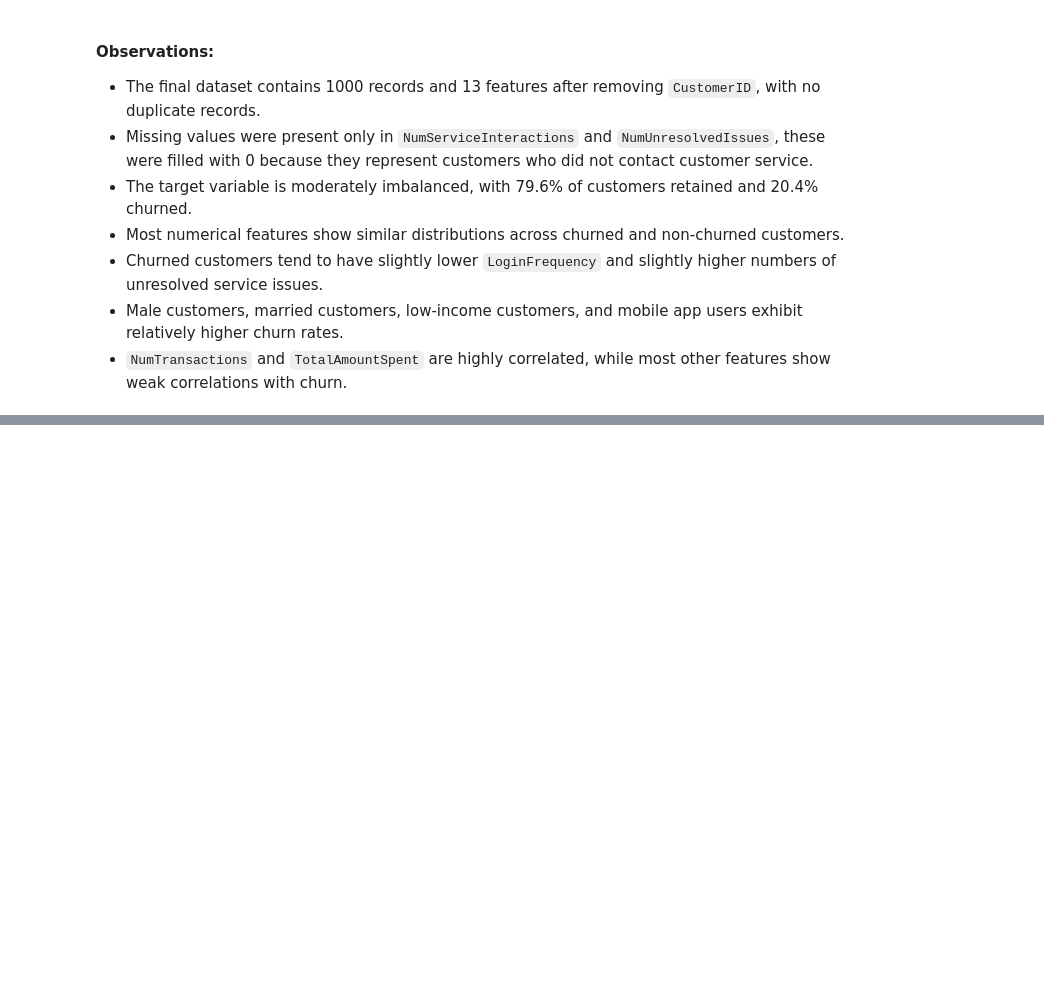
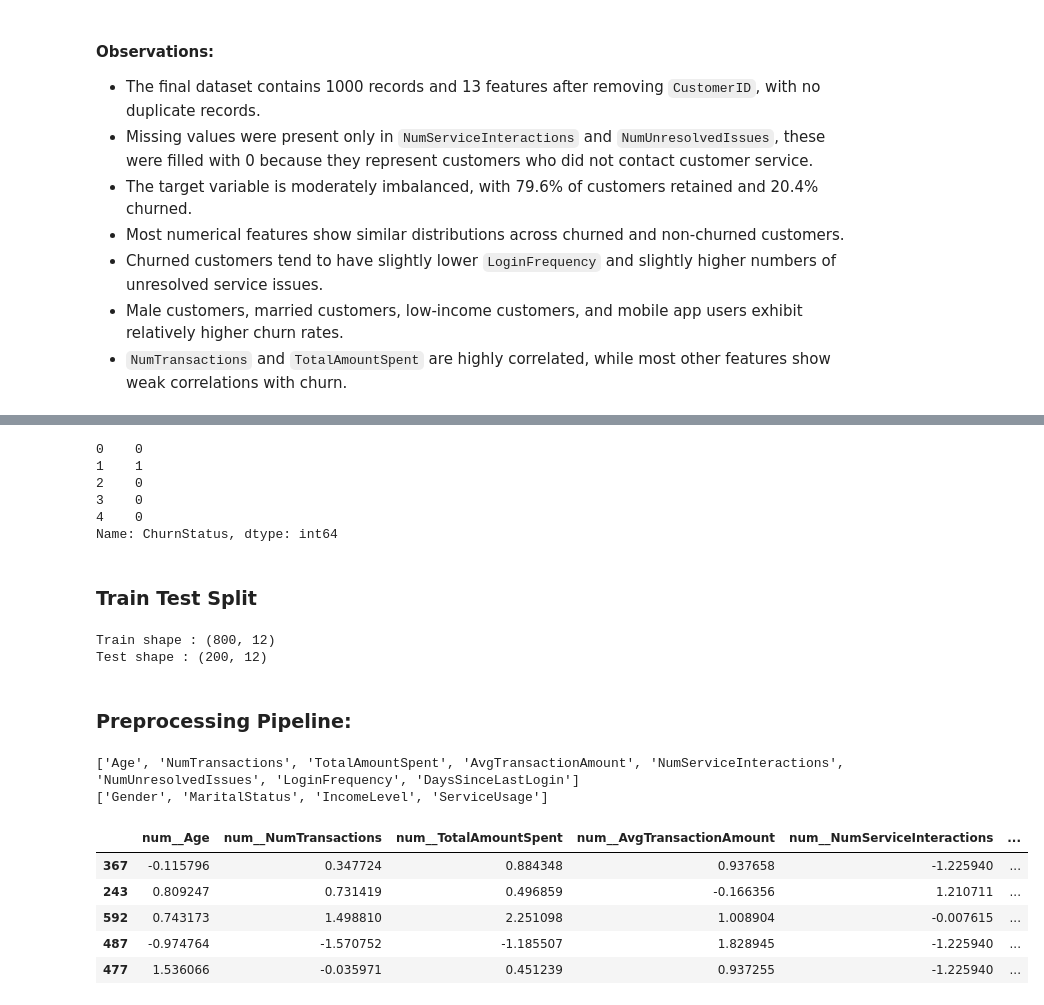
Before and after one commit to ashishpra28/Lloyds-Banking-Group-Job-Simulation, a Jupyter notebook: notebooks/1. EDA and Data Preprocessing.ipynb, the cells around one changed output, grey strips where cells are left out. Saved outputs shown, nothing was run; the diff lists cells and outputs as text; code cells hidden in the pictures; blank space fills up the shorter version.

Commit message:
EDA and Data Preprocessing done, datasets saved in data folder

```diff
--- a/notebooks/Task1-EDA.ipynb
+++ b/notebooks/1. EDA and Data Preprocessing.ipynb
@@ -1018,0 +1033,12 @@ final_df.to_csv('../data/cleaned_customer_churn_data.csv', index=False)
+# %%
+# Check y
+y.head()
+# %% [output]
+0    0
+1    1
+2    0
+3    0
+4    0
+Name: ChurnStatus, dtype: int64
+# %% [markdown]
+### Train Test Split
@@ -1018,0 +1049,65 @@ final_df.to_csv('../data/cleaned_customer_churn_data.csv', index=False)
+# %%
+# Check train shape and test shape
+print(f"Train shape : {X_train.shape}")
+print(f"Test shape : {X_test.shape}")
+# %% [output]
+Train shape : (800, 12)
+Test shape : (200, 12)
+# %% [markdown]
+### Preprocessing Pipeline:
+# %%
+# Append DaysSinceLastLogin in numerical_columns
+numerical_columns.append('DaysSinceLastLogin')
+# %%
+# Check numerical and categorical columns
+print(numerical_columns)
+print(categorical_columns)
+# %% [output]
+['Age', 'NumTransactions', 'TotalAmountSpent', 'AvgTransactionAmount', 'NumServiceInteractions', 'NumUnresolvedIssues', 'LoginFrequency', 'DaysSinceLastLogin']
+['Gender', 'MaritalStatus', 'IncomeLevel', 'ServiceUsage']
+# %%
+# Numerical pipeline
+numerical_preprocessing = Pipeline([
+    ('scaler',StandardScaler())
+])
+
+# Categorical pipelien
+categorical_preprocessing = Pipeline([
+    ('ohe',OneHotEncoder(drop='first',handle_unknown='ignore'))
+])
+
+# Column Transformer
+preprocessor = ColumnTransformer([
+    ('num',numerical_preprocessing,numerical_columns),
+    ('cat',categorical_preprocessing,categorical_columns)
+])
+# %%
+# Fit and transform both X_train and X_test
+X_train_processed = preprocessor.fit_transform(X_train)
+X_test_processed = preprocessor.transform(X_test)
+# %%
+# Get transformed features name
+feature_names = preprocessor.get_feature_names_out()
+
+# Convert to DataFrame
+X_train_processed_df = pd.DataFrame(
+    X_train_processed,
+    columns=feature_names,
+    index=X_train.index
+)
+
+X_test_processed_df = pd.DataFrame(
+    X_test_processed,
+    columns=feature_names,
+    index=X_test.index
+)
+# %%
+# First 5 rows
+X_train_processed_df.head()
+# %% [output]
+|  | num__Age | num__NumTransactions | num__TotalAmountSpent | num__AvgTransactionAmount | num__NumServiceInteractions | ... |
+| 367 | -0.115796 | 0.347724 | 0.884348 | 0.937658 | -1.225940 | ... |
+| 243 | 0.809247 | 0.731419 | 0.496859 | -0.166356 | 1.210711 | ... |
+| 592 | 0.743173 | 1.498810 | 2.251098 | 1.008904 | -0.007615 | ... |
+| 487 | -0.974764 | -1.570752 | -1.185507 | 1.828945 | -1.225940 | ... |
+| 477 | 1.536066 | -0.035971 | 0.451239 | 0.937255 | -1.225940 | ... |
```
Also changed, not shown: parts of 19 cells of this notebook, 4 other files.
